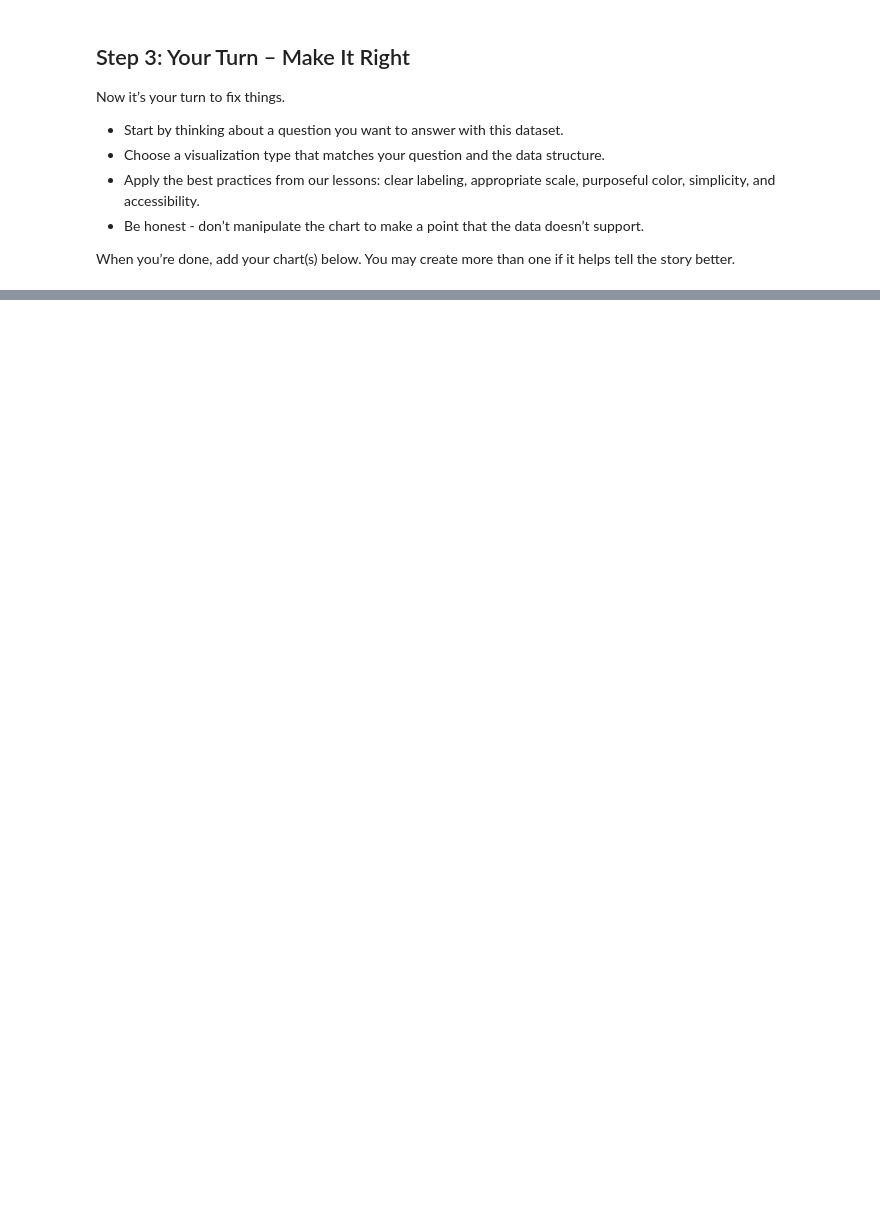
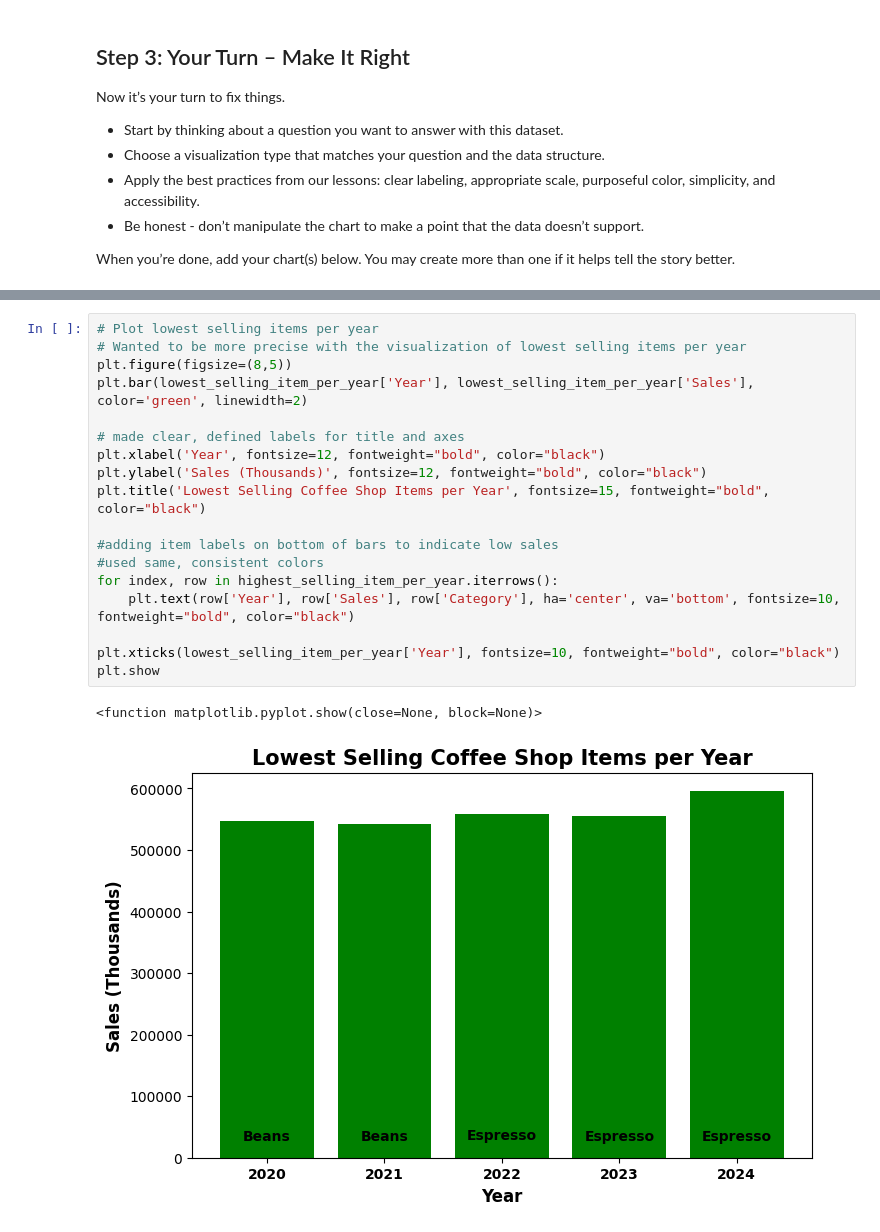
Before and after one commit to ryann1004/DA_M3_DataVizChallenge, a Jupyter notebook: data_viz_ethics_challenge.ipynb, the cells around one changed output, grey strips where cells are left out. Saved outputs shown, nothing was run; the diff lists cells and outputs as text; blank space fills up the shorter version.

```diff
--- a/data_viz_ethics_challenge.ipynb
+++ b/data_viz_ethics_challenge.ipynb
@@ -97,0 +171,21 @@ plt.show()
+# %%
+# Plot lowest selling items per year
+# Wanted to be more precise with the visualization of lowest selling items per year
+plt.figure(figsize=(8,5))
+plt.bar(lowest_selling_item_per_year['Year'], lowest_selling_item_per_year['Sales'], color='green', linewidth=2)
+
+# made clear, defined labels for title and axes
+plt.xlabel('Year', fontsize=12, fontweight="bold", color="black")
+plt.ylabel('Sales (Thousands)', fontsize=12, fontweight="bold", color="black")
+plt.title('Lowest Selling Coffee Shop Items per Year', fontsize=15, fontweight="bold", color="black")
+
+#adding item labels on bottom of bars to indicate low sales
+#used same, consistent colors
+for index, row in highest_selling_item_per_year.iterrows():
+    plt.text(row['Year'], row['Sales'], row['Category'], ha='center', va='bottom', fontsize=10, fontweight="bold", color="black")
+
+plt.xticks(lowest_selling_item_per_year['Year'], fontsize=10, fontweight="bold", color="black")
+plt.show
+# %% [output]
+<function matplotlib.pyplot.show(close=None, block=None)>
+[figure, added]
```
Also changed, not shown: parts of 8 cells of this notebook.
